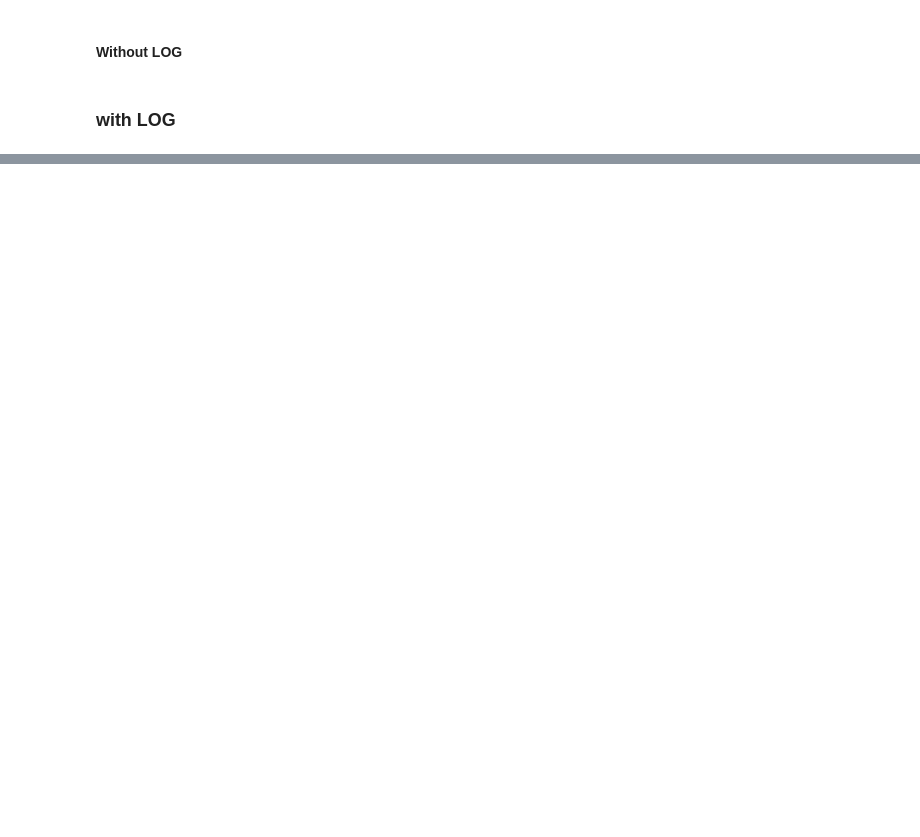
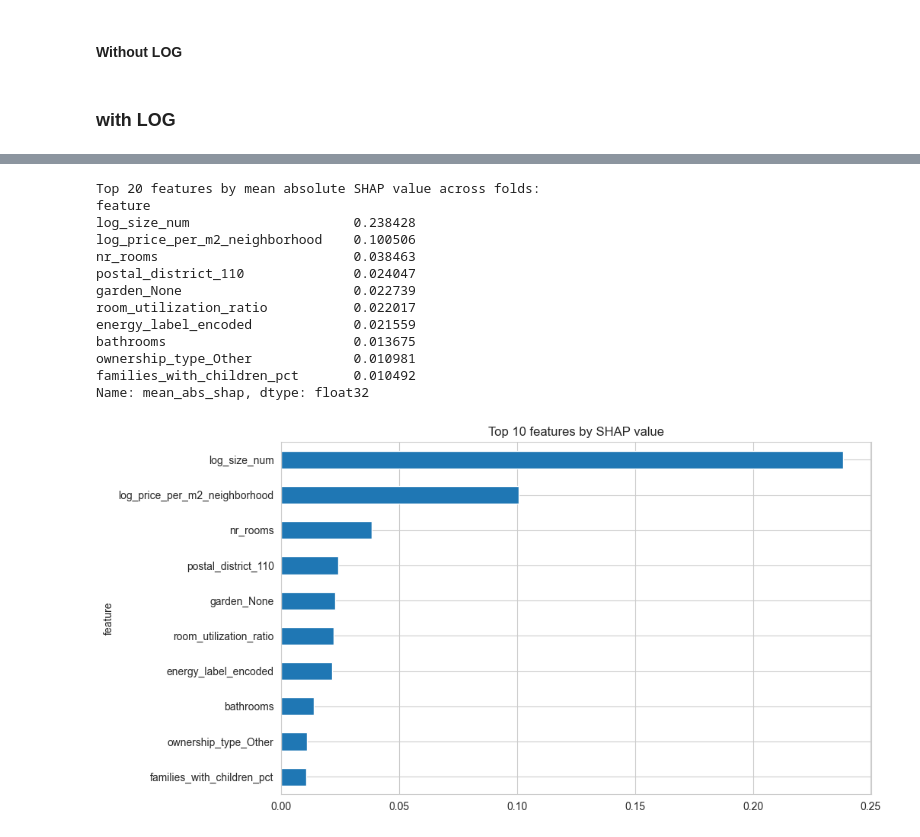
Before and after one commit to Laurynas26/house_price_prediction_project, a Jupyter notebook: notebooks/04_log_on_target.ipynb, the cells around one changed output, grey strips where cells are left out. Saved outputs shown, nothing was run; the diff lists cells and outputs as text; code cells hidden in the pictures; blank space fills up the shorter version.

```diff
--- a/notebooks/04_log_on_target.ipynb
+++ b/notebooks/04_log_on_target.ipynb
@@ -307,0 +561,28 @@ logger.log_model(trained_xgb, "XGB_Optuna_LogTransformed_feature_eng", results_x
+# %%
+# Combine all folds
+df_shap_all = pd.concat(fold_shap_values)
+
+# Group by feature and compute mean across folds
+agg_shap = df_shap_all.groupby("feature")["mean_abs_shap"].mean().sort_values(ascending=False)
+
+print("\nTop 20 features by mean absolute SHAP value across folds:")
+print(agg_shap.head(10))
+
+# Plot
+agg_shap.head(10).sort_values().plot.barh(figsize=(10,6), title="Top 10 features by SHAP value")
+plt.show()
+# %% [output]
+Top 20 features by mean absolute SHAP value across folds:
+feature
+log_size_num                     0.238428
+log_price_per_m2_neighborhood    0.100506
+nr_rooms                         0.038463
+postal_district_110              0.024047
+garden_None                      0.022739
+room_utilization_ratio           0.022017
+energy_label_encoded             0.021559
+bathrooms                        0.013675
+ownership_type_Other             0.010981
+families_with_children_pct       0.010492
+Name: mean_abs_shap, dtype: float32
+[figure, added]
```
Also changed, not shown: parts of 12 cells of this notebook, 2 other files.
